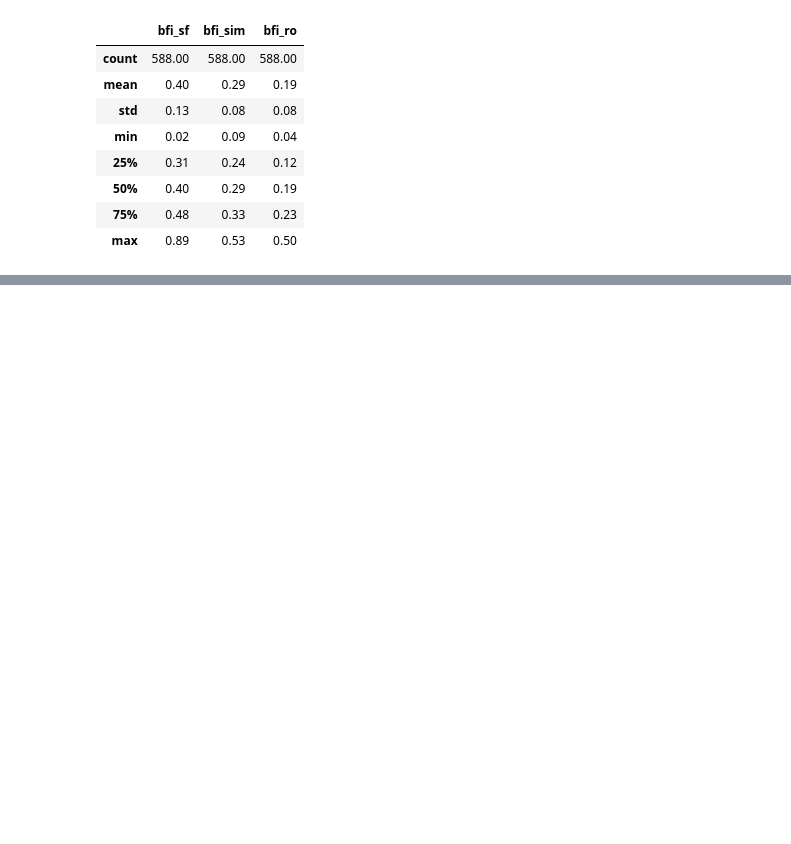
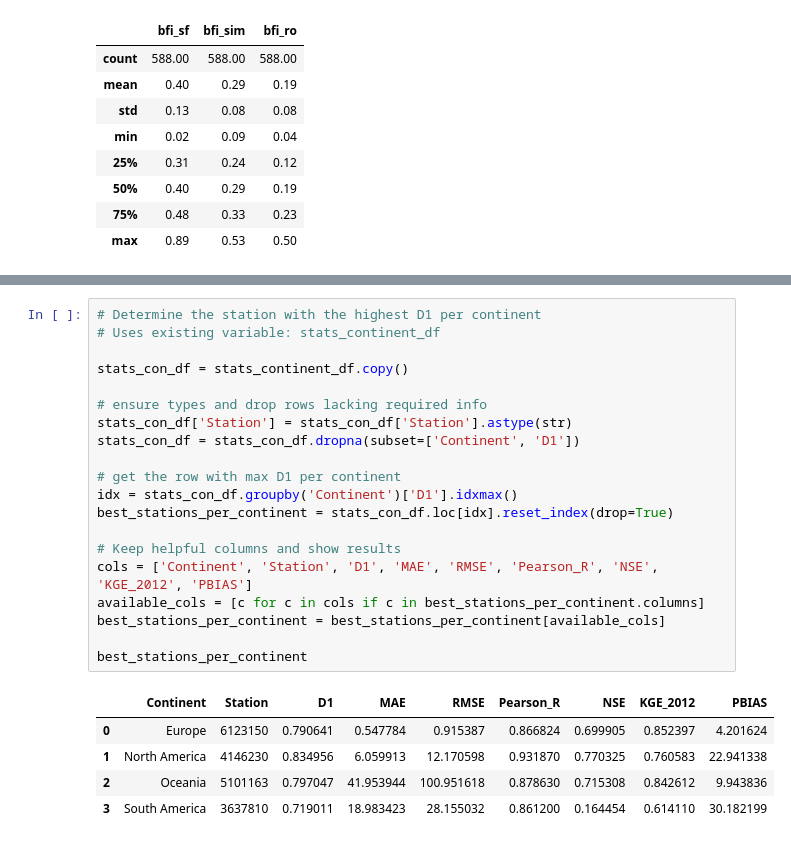
Before and after one commit to jevago262000/PhD_1-Water_Balance, a Jupyter notebook: 10.baseflow_index.ipynb, the cells around one changed output, grey strips where cells are left out. Saved outputs shown, nothing was run; the diff lists cells and outputs as text; blank space fills up the shorter version.

```diff
--- a/10.baseflow_index.ipynb
+++ b/10.baseflow_index.ipynb
@@ -419,0 +431,26 @@ Name: 3649160, Length: 116, dtype: float64
+# %%
+# Determine the station with the highest D1 per continent
+# Uses existing variable: stats_continent_df
+
+stats_con_df = stats_continent_df.copy()
+
+# ensure types and drop rows lacking required info
+stats_con_df['Station'] = stats_con_df['Station'].astype(str)
+stats_con_df = stats_con_df.dropna(subset=['Continent', 'D1'])
+
+# get the row with max D1 per continent
+idx = stats_con_df.groupby('Continent')['D1'].idxmax()
+best_stations_per_continent = stats_con_df.loc[idx].reset_index(drop=True)
+
+# Keep helpful columns and show results
+cols = ['Continent', 'Station', 'D1', 'MAE', 'RMSE', 'Pearson_R', 'NSE', 'KGE_2012', 'PBIAS']
+available_cols = [c for c in cols if c in best_stations_per_continent.columns]
+best_stations_per_continent = best_stations_per_continent[available_cols]
+
+best_stations_per_continent
+# %% [output]
+|  | Continent | Station | D1 | MAE | RMSE | Pearson_R | NSE | KGE_2012 | PBIAS |
+| 0 | Europe | 6123150 | 0.790641 | 0.547784 | 0.915387 | 0.866824 | 0.699905 | 0.852397 | 4.201624 |
+| 1 | North America | 4146230 | 0.834956 | 6.059913 | 12.170598 | 0.931870 | 0.770325 | 0.760583 | 22.941338 |
+| 2 | Oceania | 5101163 | 0.797047 | 41.953944 | 100.951618 | 0.878630 | 0.715308 | 0.842612 | 9.943836 |
+| 3 | South America | 3637810 | 0.719011 | 18.983423 | 28.155032 | 0.861200 | 0.164454 | 0.614110 | 30.182199 |
```
Also changed, not shown: parts of 8 cells of this notebook.
